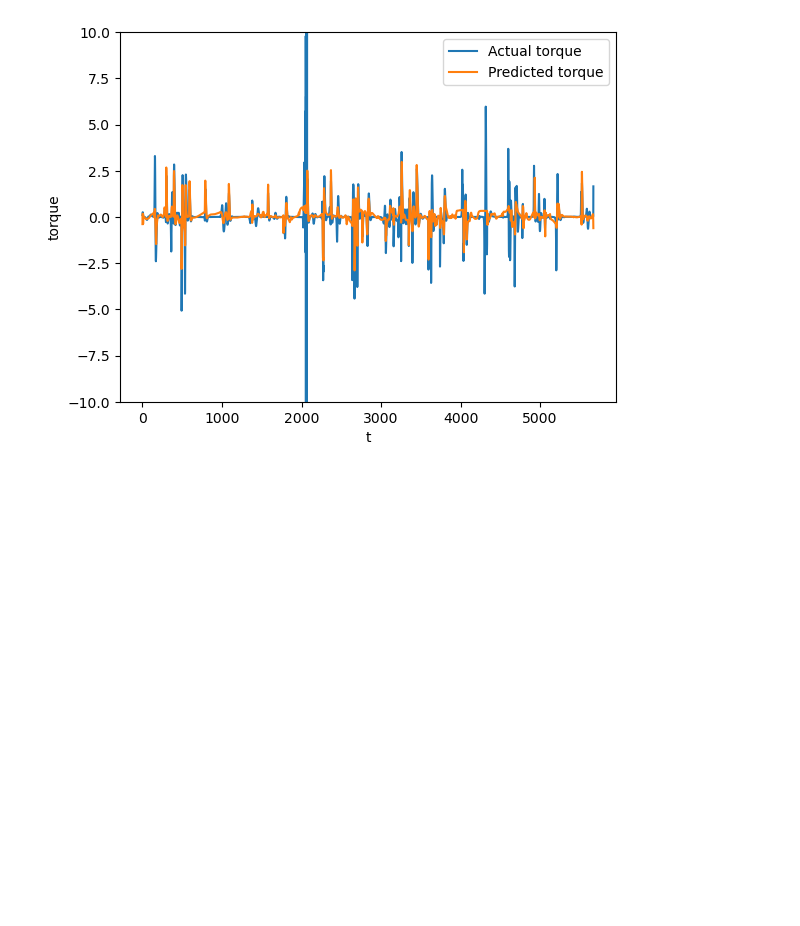
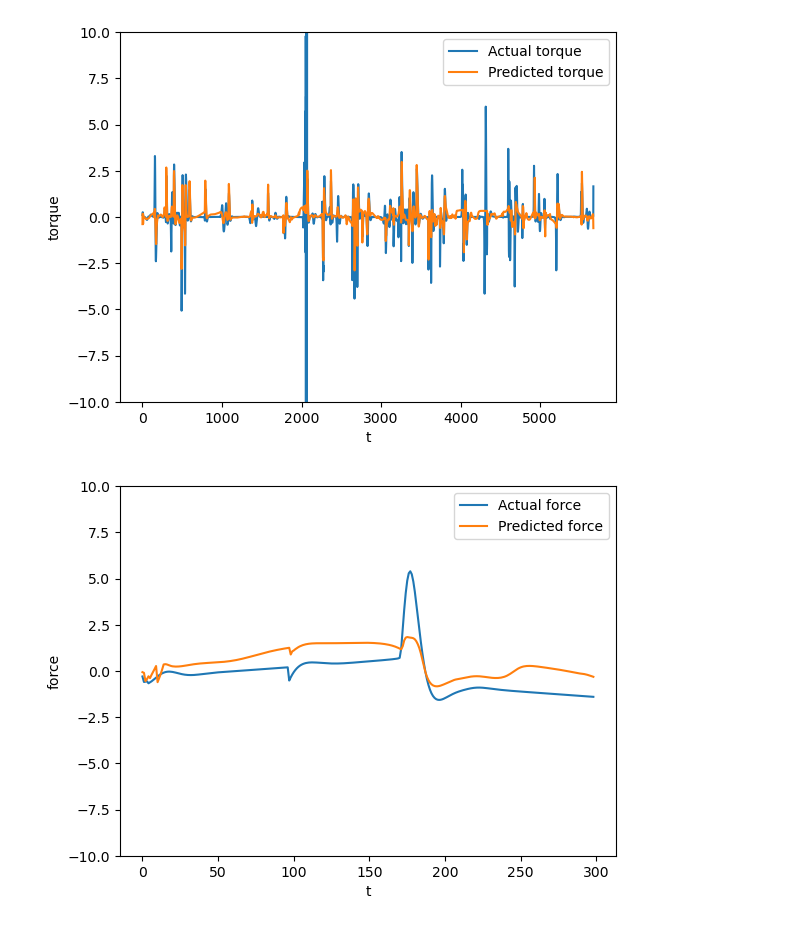
Before and after one commit to planetaryeclipse/research-geo-diff-opt-layer, a Jupyter notebook: LSTM.ipynb, the cells around one changed output. Drawn from its saved outputs; the diff is of its cells as text; code cells hidden in the pictures; blank space fills up the shorter version.

```diff
--- a/LSTM.ipynb
+++ b/LSTM.ipynb
@@ -274,3 +254,17 @@ plt.legend()
 plt.show()
 # %% [output]
 [figure]
+# %%
+with torch.no_grad():
+    predicted = model(X_test.to(device)).to('cpu').numpy()
+
+
+plt.plot(Y_test[:,0], label='Actual force')
+plt.plot(predicted[:,0], label='Predicted force')
+plt.xlabel('t')
+plt.ylim(-10, 10)
+plt.ylabel('force')
+plt.legend()
+plt.show()
+# %% [output]
+[figure, added]
```
Also changed, not shown: parts of 1 cell of this notebook, 2 other files.
